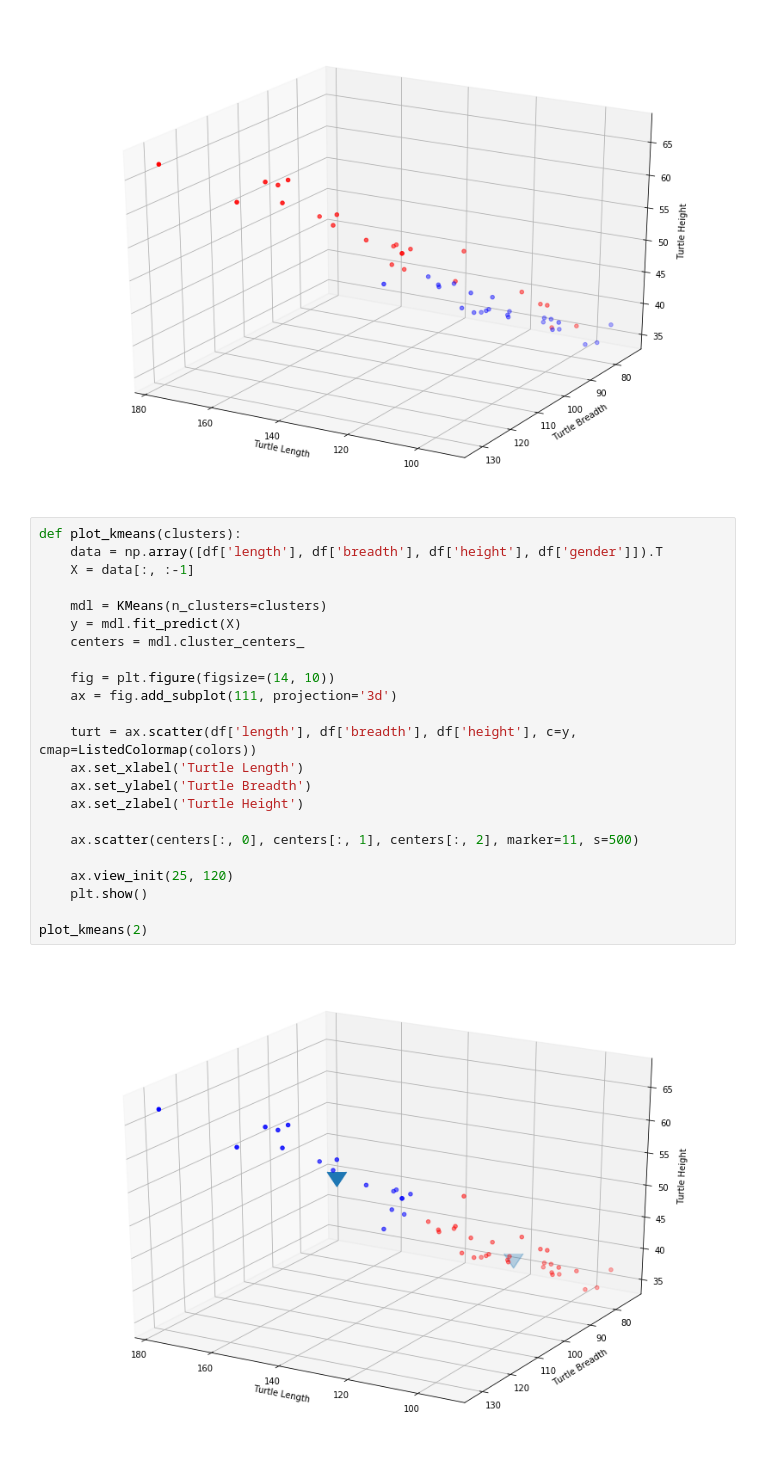
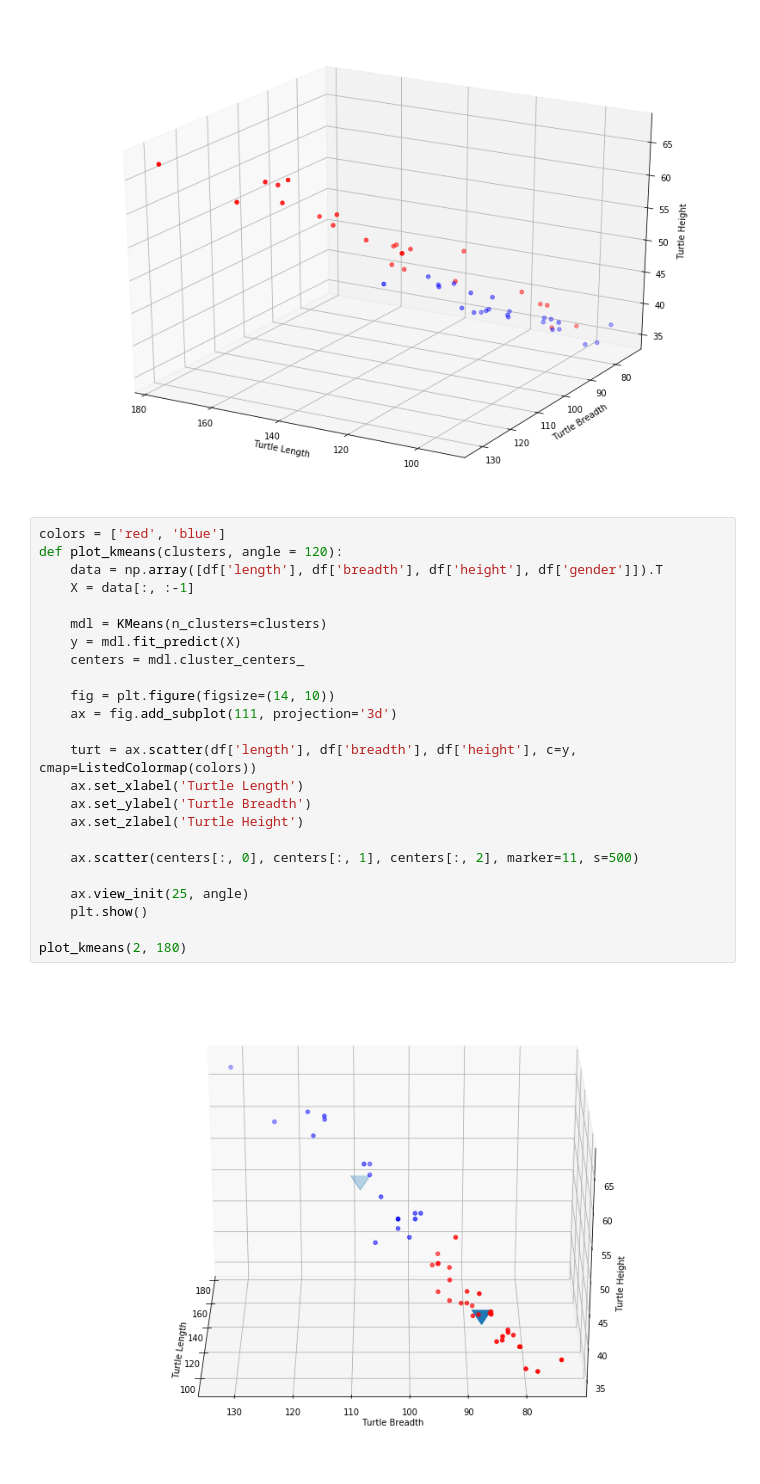
Before and after one commit to willshiao/acm-ds-workshop, a Jupyter notebook: Introduction to Data Science - k-Means.ipynb, the cells around one changed output. Drawn from its saved outputs; the diff is of its cells as text.

```diff
--- a/Introduction to Data Science - k-Means.ipynb
+++ b/Introduction to Data Science - k-Means.ipynb
@@ -47,30 +47,31 @@ plt.draw()
 # %% [output]
 [figure]
 # %%
-def plot_kmeans(clusters):
+colors = ['red', 'blue']
+def plot_kmeans(clusters, angle = 120):
     data = np.array([df['length'], df['breadth'], df['height'], df['gender']]).T
     X = data[:, :-1]
 
     mdl = KMeans(n_clusters=clusters)
     y = mdl.fit_predict(X)
     centers = mdl.cluster_centers_
 
     fig = plt.figure(figsize=(14, 10))
     ax = fig.add_subplot(111, projection='3d')
 
     turt = ax.scatter(df['length'], df['breadth'], df['height'], c=y, cmap=ListedColormap(colors))
     ax.set_xlabel('Turtle Length')
     ax.set_ylabel('Turtle Breadth')
     ax.set_zlabel('Turtle Height')
 
     ax.scatter(centers[:, 0], centers[:, 1], centers[:, 2], marker=11, s=500)
 
-    ax.view_init(25, 120)
+    ax.view_init(25, angle)
     plt.show()
 
-plot_kmeans(2)
+plot_kmeans(2, 180)
 # %% [output]
-[figure, old version]
+[figure, new version]
 # %%
 plot_kmeans(4)
 # %% [output]
```
Also changed, not shown: parts of 3 cells of this notebook, 6 other files.
